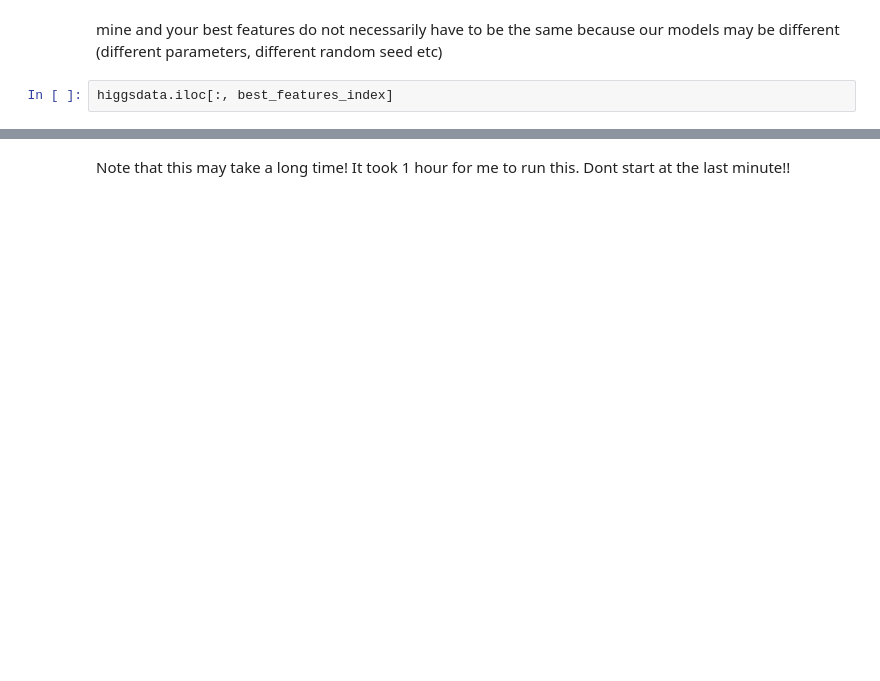
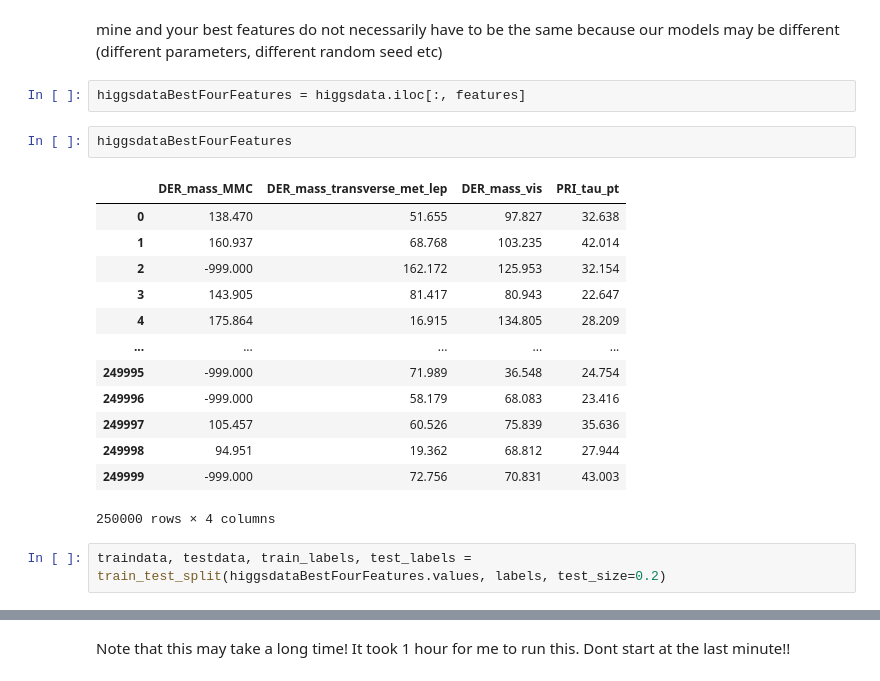
Before and after one commit to bflaggs/DSPS_BFlaggs, a Jupyter notebook: HW8/higgsbosonSearch.ipynb, the cells around one changed output, grey strips where cells are left out. Cells and saved outputs as stored; diff of their text form; blank space fills up the shorter version.

```diff
--- a/HW8/higgsbosonSearch.ipynb
+++ b/HW8/higgsbosonSearch.ipynb
@@ -365,4 +396,22 @@ pprint(random_grid)
 # %% [markdown]
  mine and your best features do not necessarily have to be the same because our models may be different (different parameters, different random seed etc)
-# %%
-higgsdata.iloc[:, best_features_index]
+# %%
+higgsdataBestFourFeatures = higgsdata.iloc[:, features]
+# %%
+higgsdataBestFourFeatures
+# %% [output]
+|  | DER_mass_MMC | DER_mass_transverse_met_lep | DER_mass_vis | PRI_tau_pt |
+| 0 | 138.470 | 51.655 | 97.827 | 32.638 |
+| 1 | 160.937 | 68.768 | 103.235 | 42.014 |
+| 2 | -999.000 | 162.172 | 125.953 | 32.154 |
+| 3 | 143.905 | 81.417 | 80.943 | 22.647 |
+| 4 | 175.864 | 16.915 | 134.805 | 28.209 |
+| ... | ... | ... | ... | ... |
+| 249995 | -999.000 | 71.989 | 36.548 | 24.754 |
+| 249996 | -999.000 | 58.179 | 68.083 | 23.416 |
+| 249997 | 105.457 | 60.526 | 75.839 | 35.636 |
+| 249998 | 94.951 | 19.362 | 68.812 | 27.944 |
+| 249999 | -999.000 | 72.756 | 70.831 | 43.003 |
+250000 rows × 4 columns
+# %%
+traindata, testdata, train_labels, test_labels = train_test_split(higgsdataBestFourFeatures.values, labels, test_size=0.2)
```
Also changed, not shown: parts of 26 cells of this notebook.
